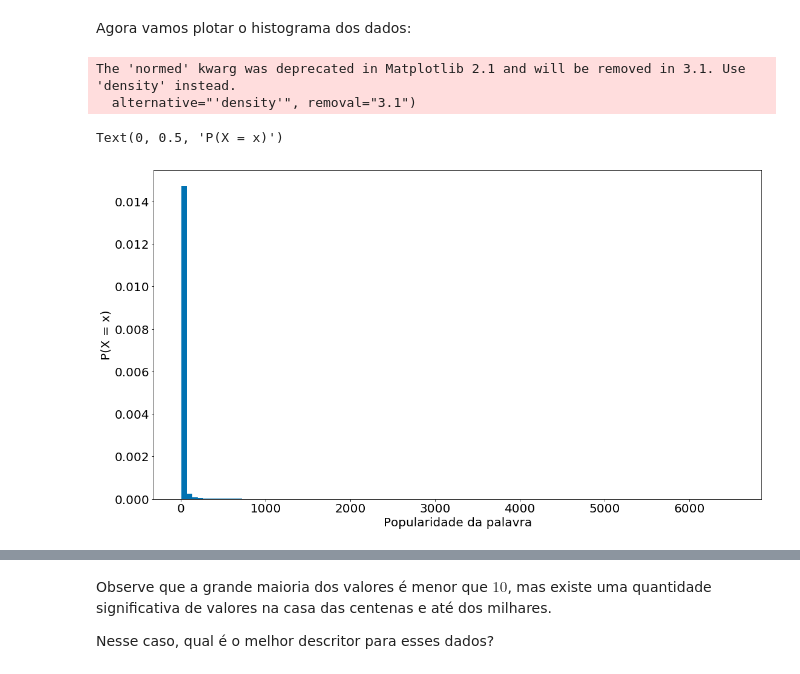
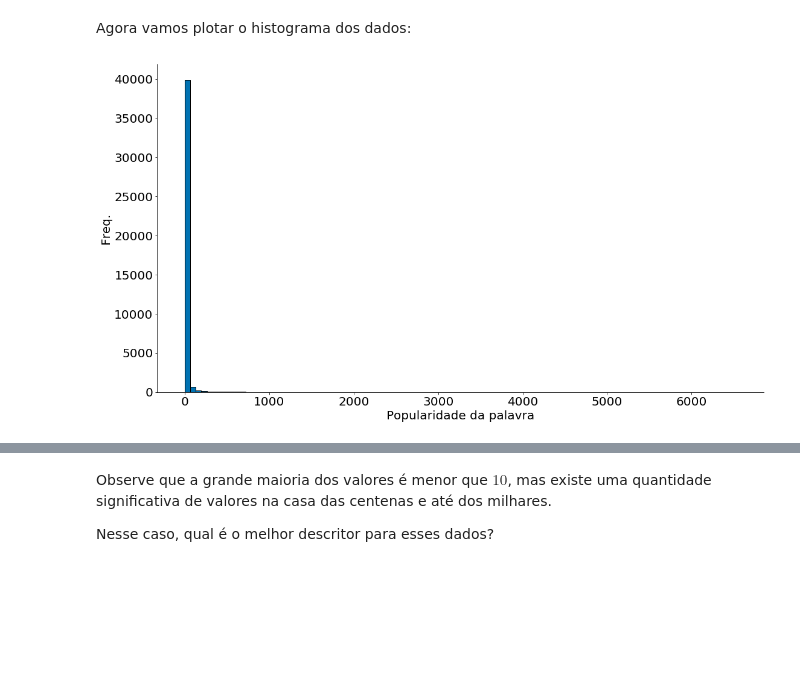
Before and after one commit to icd-ufmg/material, a Jupyter notebook: aulas/05-Tendencias-Centrais/Aula05-Tendencias-Centrais.ipynb, the cells around one changed output, grey strips where cells are left out. Drawn from its saved outputs; the diff is of its cells as text; code cells hidden in the pictures; blank space fills up the shorter version.

```diff
--- a/aulas/05-Tendencias-Centrais/Aula05-Tendencias-Centrais.ipynb
+++ b/aulas/05-Tendencias-Centrais/Aula05-Tendencias-Centrais.ipynb
@@ -6,7 +6,6 @@ import matplotlib.pyplot as plt
 import pandas as pd
 
 # Para evitar a confusão da aula passada, colocando alguns defaults!
-plt.rcParams['figure.figsize']  = (18, 10)
 plt.rcParams['axes.labelsize']  = 20
 plt.rcParams['axes.titlesize']  = 20
 plt.rcParams['legend.fontsize'] = 20
@@ -404,11 +429,9 @@ dtype: int64
 # %% [markdown]
 Agora vamos plotar o histograma dos dados:
 # %%
-plt.hist(palavras, bins=100, normed=True)
+plt.hist(palavras, bins=100, edgecolor='k')
 plt.xlabel('Popularidade da palavra')
-plt.ylabel('P(X = x)')
+plt.ylabel('Freq.')
+despine()
 # %% [output]
-The 'normed' kwarg was deprecated in Matplotlib 2.1 and will be removed in 3.1. Use 'density' instead.
-  alternative="'density'", removal="3.1")
-Text(0, 0.5, 'P(X = x)')
-[figure, old version]
+[figure, new version]
```
Also changed, not shown: parts of 34 cells of this notebook.
